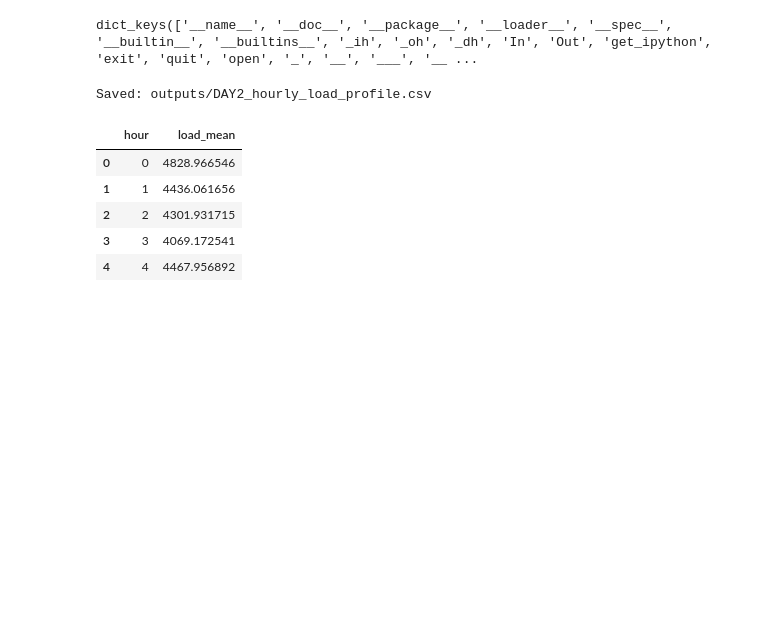
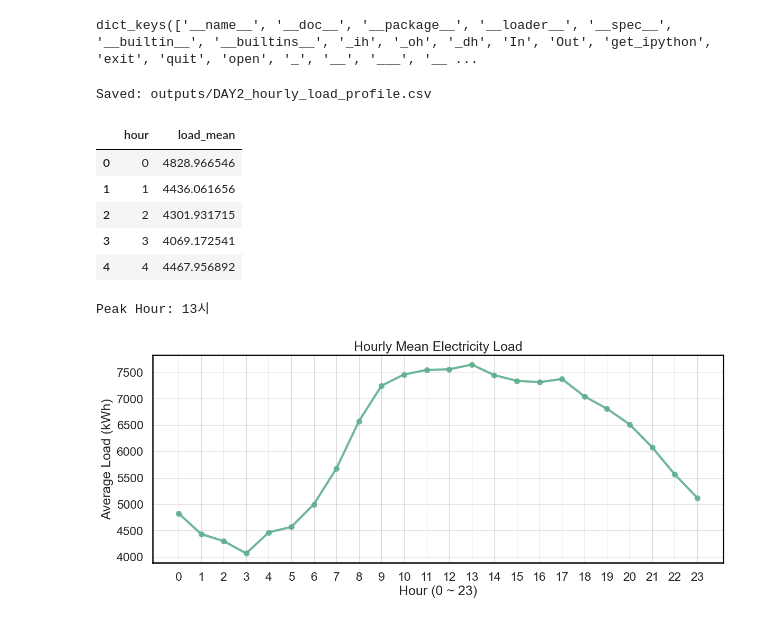
Before and after one commit to s2pray4u2s/seoul-pv-load-analysis, a Jupyter notebook: notebooks/02_DAY2_hourly_load_structure.ipynb, the cells around one changed output. Drawn from its saved outputs; the diff is of its cells as text; code cells hidden in the pictures; blank space fills up the shorter version.

```diff
--- a/notebooks/02_DAY2_hourly_load_structure.ipynb
+++ b/notebooks/02_DAY2_hourly_load_structure.ipynb
@@ -292,3 +292,26 @@ Saved: outputs/DAY2_hourly_load_profile.csv
 | 2 | 2 | 4301.931715 |
 | 3 | 3 | 4069.172541 |
 | 4 | 4 | 4467.956892 |
+# %%
+hourly_mean = (df.groupby("hour")["value"].mean().reindex(range(24)))
+peak_hour = int(hourly_mean.idxmax())
+peak_val = float(hourly_mean.max())
+print(f"Peak Hour: {peak_hour}시")
+# %% [output]
+Peak Hour: 13시
+# %%
+plt.figure(figsize=(11, 4))
+ax = plt.gca()
+for spine in ax.spines.values():
+    spine.set_linewidth(1.8)
+    spine.set_color("black")
+ax.grid(True, linewidth=0.6, alpha=1)
+plt.plot(hourly_mean.index, hourly_mean.values, marker = "o", linewidth=3, color="#5FAF8E", markersize=8, markeredgewidth=0, alpha = 0.9)
+plt.title("Hourly Mean Electricity Load")
+plt.xlabel("Hour (0 ~ 23)")
+plt.ylabel("Average Load (kWh)")
+plt.xticks(np.arange(0, 24, 1))
+plt.grid(True)
+plt.show()
+# %% [output]
+[figure, added]
```
Also changed, not shown: 2 other files.
